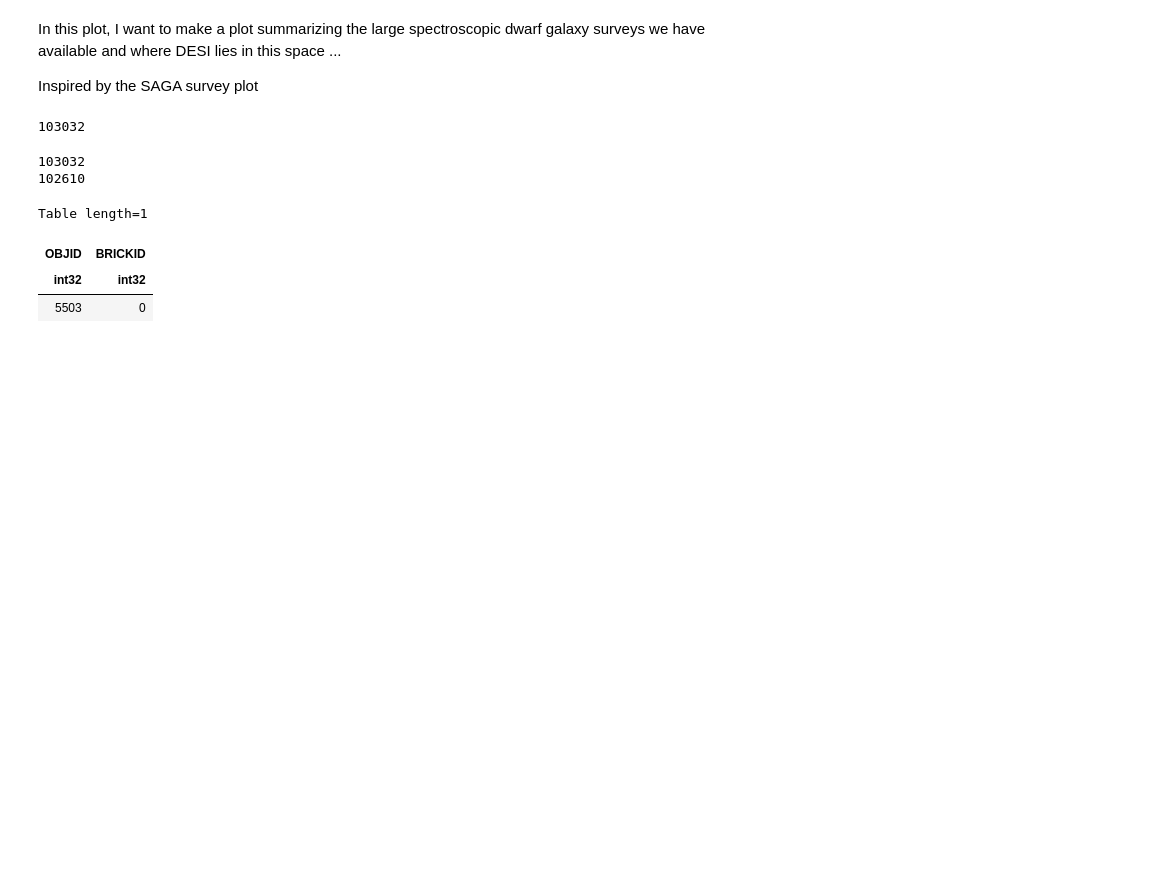
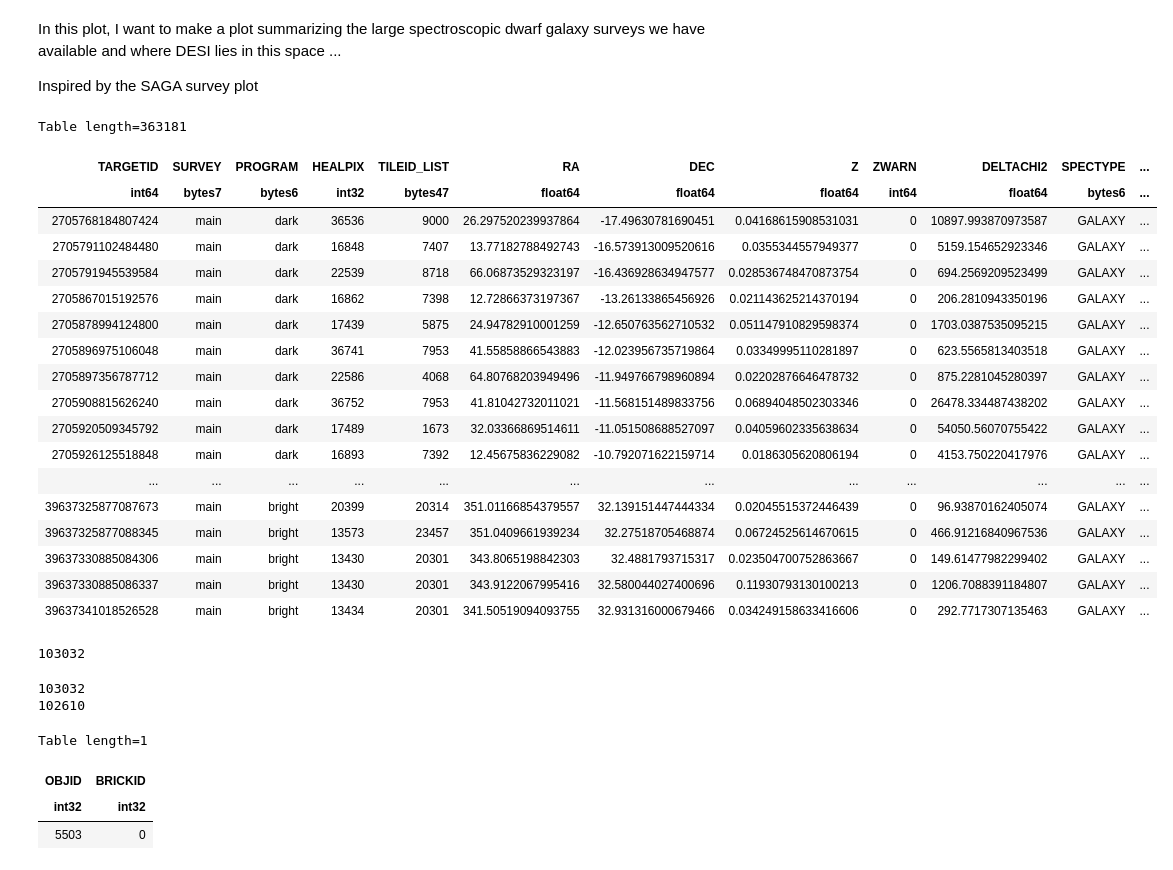
Before and after one commit to virajvman/desi_dwarfs, a Jupyter notebook: notebooks/survey_plot.ipynb, the cells around one changed output. Drawn from its saved outputs; the diff is of its cells as text; code cells hidden in the pictures; blank space fills up the shorter version.

```diff
--- a/notebooks/survey_plot.ipynb
+++ b/notebooks/survey_plot.ipynb
@@ -49,6 +49,28 @@ from desi_lowz_funcs import make_subplots, match_c_to_catalog, print_radecs
 from desi_lowz_funcs import calc_normalized_dist
 from desi_lowz_funcs import find_objects_nearby
 from construct_dwarf_galaxy_catalogs import process_sga_matches
+# %%
+Table.read("/pscratch/sd/v/virajvm/data_to_share/desi_y1_dwarf_combine_catalog.fits")
+# %% [output]
+Table length=363181
+| TARGETID | SURVEY | PROGRAM | HEALPIX | TILEID_LIST | RA | DEC | Z | ZWARN | DELTACHI2 | SPECTYPE | ... |
+| int64 | bytes7 | bytes6 | int32 | bytes47 | float64 | float64 | float64 | int64 | float64 | bytes6 | ... |
+| 2705768184807424 | main | dark | 36536 | 9000 | 26.297520239937864 | -17.49630781690451 | 0.04168615908531031 | 0 | 10897.993870973587 | GALAXY | ... |
+| 2705791102484480 | main | dark | 16848 | 7407 | 13.77182788492743 | -16.573913009520616 | 0.0355344557949377 | 0 | 5159.154652923346 | GALAXY | ... |
+| 2705791945539584 | main | dark | 22539 | 8718 | 66.06873529323197 | -16.436928634947577 | 0.028536748470873754 | 0 | 694.2569209523499 | GALAXY | ... |
+| 2705867015192576 | main | dark | 16862 | 7398 | 12.72866373197367 | -13.26133865456926 | 0.021143625214370194 | 0 | 206.2810943350196 | GALAXY | ... |
+| 2705878994124800 | main | dark | 17439 | 5875 | 24.94782910001259 | -12.650763562710532 | 0.051147910829598374 | 0 | 1703.0387535095215 | GALAXY | ... |
+| 2705896975106048 | main | dark | 36741 | 7953 | 41.55858866543883 | -12.023956735719864 | 0.03349995110281897 | 0 | 623.5565813403518 | GALAXY | ... |
+| 2705897356787712 | main | dark | 22586 | 4068 | 64.80768203949496 | -11.949766798960894 | 0.02202876646478732 | 0 | 875.2281045280397 | GALAXY | ... |
+| 2705908815626240 | main | dark | 36752 | 7953 | 41.81042732011021 | -11.568151489833756 | 0.06894048502303346 | 0 | 26478.334487438202 | GALAXY | ... |
+| 2705920509345792 | main | dark | 17489 | 1673 | 32.03366869514611 | -11.051508688527097 | 0.04059602335638634 | 0 | 54050.56070755422 | GALAXY | ... |
+| 2705926125518848 | main | dark | 16893 | 7392 | 12.45675836229082 | -10.792071622159714 | 0.0186305620806194 | 0 | 4153.750220417976 | GALAXY | ... |
+| ... | ... | ... | ... | ... | ... | ... | ... | ... | ... | ... | ... |
+| 39637325877087673 | main | bright | 20399 | 20314 | 351.01166854379557 | 32.139151447444334 | 0.02045515372446439 | 0 | 96.93870162405074 | GALAXY | ... |
+| 39637325877088345 | main | bright | 13573 | 23457 | 351.0409661939234 | 32.27518705468874 | 0.06724525614670615 | 0 | 466.91216840967536 | GALAXY | ... |
+| 39637330885084306 | main | bright | 13430 | 20301 | 343.8065198842303 | 32.4881793715317 | 0.023504700752863667 | 0 | 149.61477982299402 | GALAXY | ... |
+| 39637330885086337 | main | bright | 13430 | 20301 | 343.9122067995416 | 32.580044027400696 | 0.11930793130100213 | 0 | 1206.7088391184807 | GALAXY | ... |
+| 39637341018526528 | main | bright | 13434 | 20301 | 341.50519094093755 | 32.931316000679466 | 0.034249158633416606 | 0 | 292.7717307135463 | GALAXY | ... |
 # %%
 # "/pscratch/sd/v/virajvm/catalog_dr1_dwarfs/desi_y1_dwarf_shreds_catalog_v4.fits"
 # %%
```
Also changed, not shown: 32 other files.
